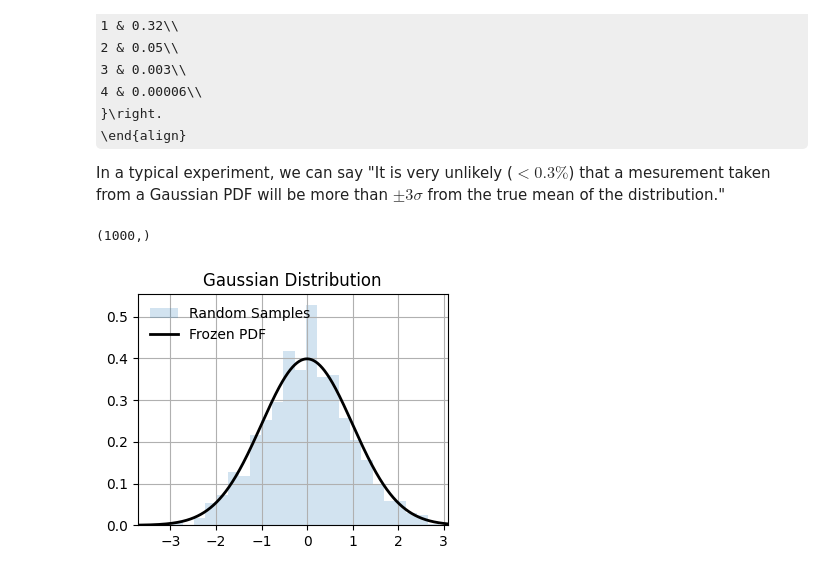
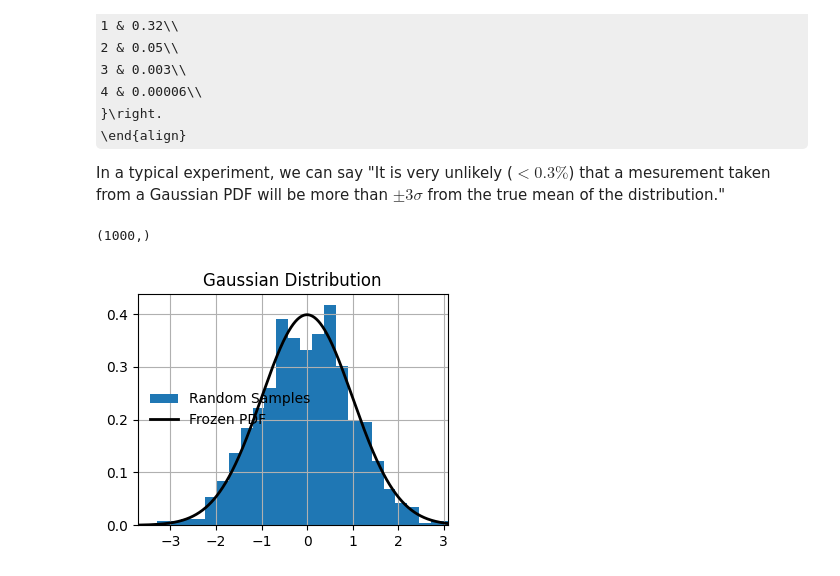
Before and after one commit to akalingking/quant-finance-lectures, a Jupyter notebook: 03_statistics/04_statistical_models-gaussian.ipynb, the cells around one changed output. Saved outputs shown, nothing was run; the diff lists cells and outputs as text; code cells hidden in the pictures; some formulas as TeX source.

```diff
--- a/03_statistics/04_statistical_models-gaussian.ipynb
+++ b/03_statistics/04_statistical_models-gaussian.ipynb
@@ -46,23 +46,22 @@ In a typical experiment, we can say "It is very unlikely ($\lt 0.3\%$) that a me
 # %%
 N = 1000
 x = np.linspace(norm.ppf(0.0001), norm.ppf(0.999), N)
 print(np.shape(x))
 fig, ax = plt.subplots(1, 1, figsize=(4,3))
 
 # Generate random samples
 r = norm.rvs(size=N)
-ax.hist(r, density=True, bins="auto", histtype='stepfilled', alpha=0.2, label="Random Samples")
+ax.hist(r, density=True, bins="auto", label="Random Samples")
 
 # Frozen PDF
 rv = norm()
 y = rv.pdf(x)
 ax.plot(x, y, 'k-', lw=2, label='Frozen PDF')
 ax.set_title("Gaussian Distribution")
-
 ax.set_xlim([x[0], x[-1]])
 ax.legend(loc='best', frameon=False)
 plt.grid(":")
 plt.show()
 # %% [output]
 (1000,)
-[figure, old version]
+[figure, new version]
```
Also changed, not shown: parts of 7 cells of this notebook.
